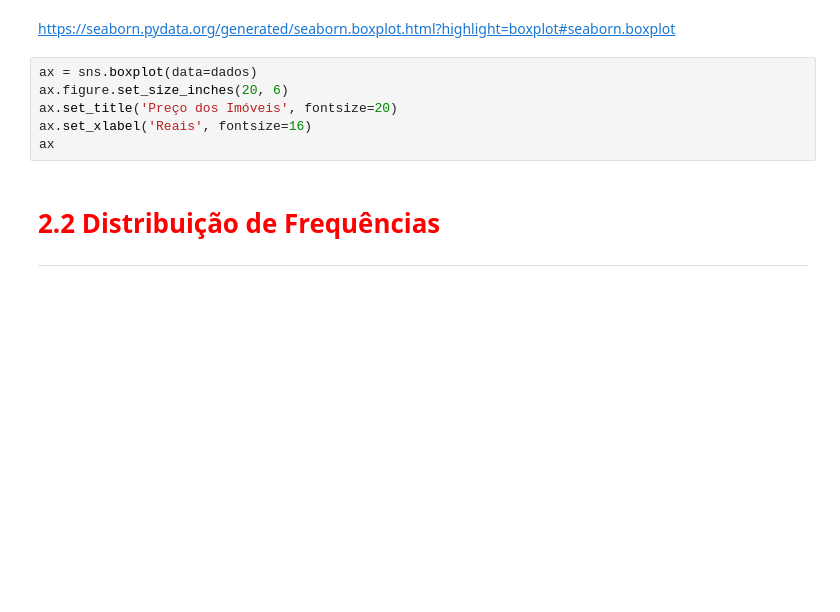
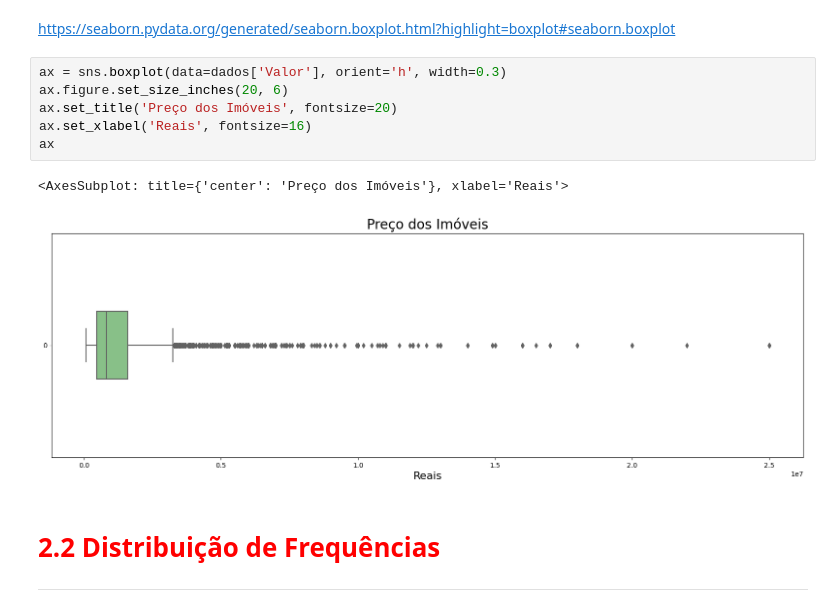
Before and after one commit to fcardosoo/Alura-014-Regressao-Linear-tecnicas-avancadas-de-modelagem, a Jupyter notebook: Projeto/Regressão Linear.ipynb, the cells around one changed output. Saved outputs shown, nothing was run; the diff lists cells and outputs as text; blank space fills up the shorter version.

```diff
--- a/Projeto/Regressão Linear.ipynb
+++ b/Projeto/Regressão Linear.ipynb
@@ -103,11 +103,14 @@ ValueError: style must be one of white, dark, whitegrid, darkgrid, ticks
 # %% [markdown]
 https://seaborn.pydata.org/generated/seaborn.boxplot.html?highlight=boxplot#seaborn.boxplot
 # %%
-ax = sns.boxplot(data=dados)
+ax = sns.boxplot(data=dados['Valor'], orient='h', width=0.3)
 ax.figure.set_size_inches(20, 6)
 ax.set_title('Preço dos Imóveis', fontsize=20)
 ax.set_xlabel('Reais', fontsize=16)
 ax
+# %% [output]
+<AxesSubplot: title={'center': 'Preço dos Imóveis'}, xlabel='Reais'>
+[figure, added]
 # %% [markdown]
 # <font color='red' style='font-size: 30px;'>2.2 Distribuição de Frequências</font>
 <hr style='border: 2px solid red;'>
```
Also changed, not shown: parts of 1 cell of this notebook.
